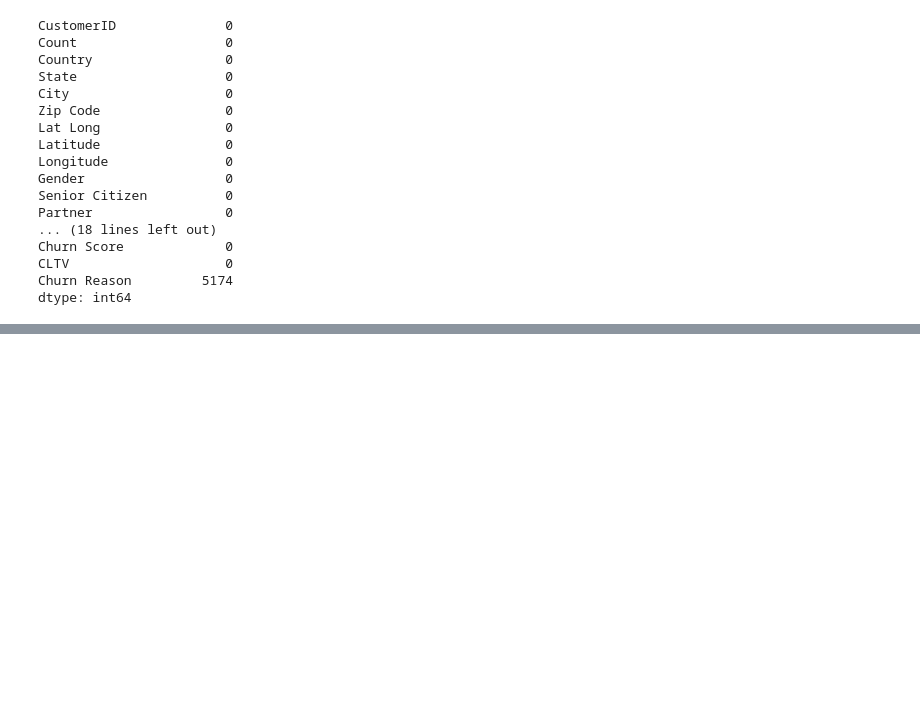
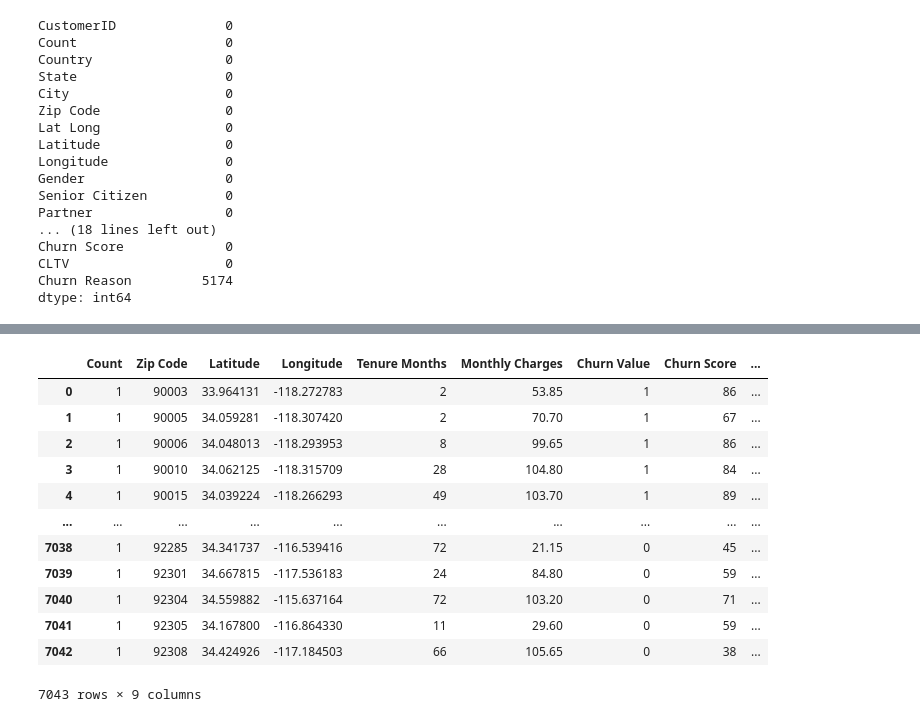
Before and after one commit to M-Taha4x/CustomerChurnPrediction, a Jupyter notebook: notebook/churn.ipynb, the cells around one changed output, grey strips where cells are left out. Cells and saved outputs as stored; diff of their text form; code cells hidden in the pictures; blank space fills up the shorter version.

```diff
--- a/notebook/churn.ipynb
+++ b/notebook/churn.ipynb
@@ -43,0 +128,17 @@ dtype: int64
+# %%
+num_col=df.select_dtypes(include=['int64','float64'])
+num_col
+# %% [output]
+|  | Count | Zip Code | Latitude | Longitude | Tenure Months | Monthly Charges | Churn Value | Churn Score | ... |
+| 0 | 1 | 90003 | 33.964131 | -118.272783 | 2 | 53.85 | 1 | 86 | ... |
+| 1 | 1 | 90005 | 34.059281 | -118.307420 | 2 | 70.70 | 1 | 67 | ... |
+| 2 | 1 | 90006 | 34.048013 | -118.293953 | 8 | 99.65 | 1 | 86 | ... |
+| 3 | 1 | 90010 | 34.062125 | -118.315709 | 28 | 104.80 | 1 | 84 | ... |
+| 4 | 1 | 90015 | 34.039224 | -118.266293 | 49 | 103.70 | 1 | 89 | ... |
+| ... | ... | ... | ... | ... | ... | ... | ... | ... | ... |
+| 7038 | 1 | 92285 | 34.341737 | -116.539416 | 72 | 21.15 | 0 | 45 | ... |
+| 7039 | 1 | 92301 | 34.667815 | -117.536183 | 24 | 84.80 | 0 | 59 | ... |
+| 7040 | 1 | 92304 | 34.559882 | -115.637164 | 72 | 103.20 | 0 | 71 | ... |
+| 7041 | 1 | 92305 | 34.167800 | -116.864330 | 11 | 29.60 | 0 | 59 | ... |
+| 7042 | 1 | 92308 | 34.424926 | -117.184503 | 66 | 105.65 | 0 | 38 | ... |
+7043 rows × 9 columns
```
Also changed, not shown: parts of 9 cells of this notebook.
